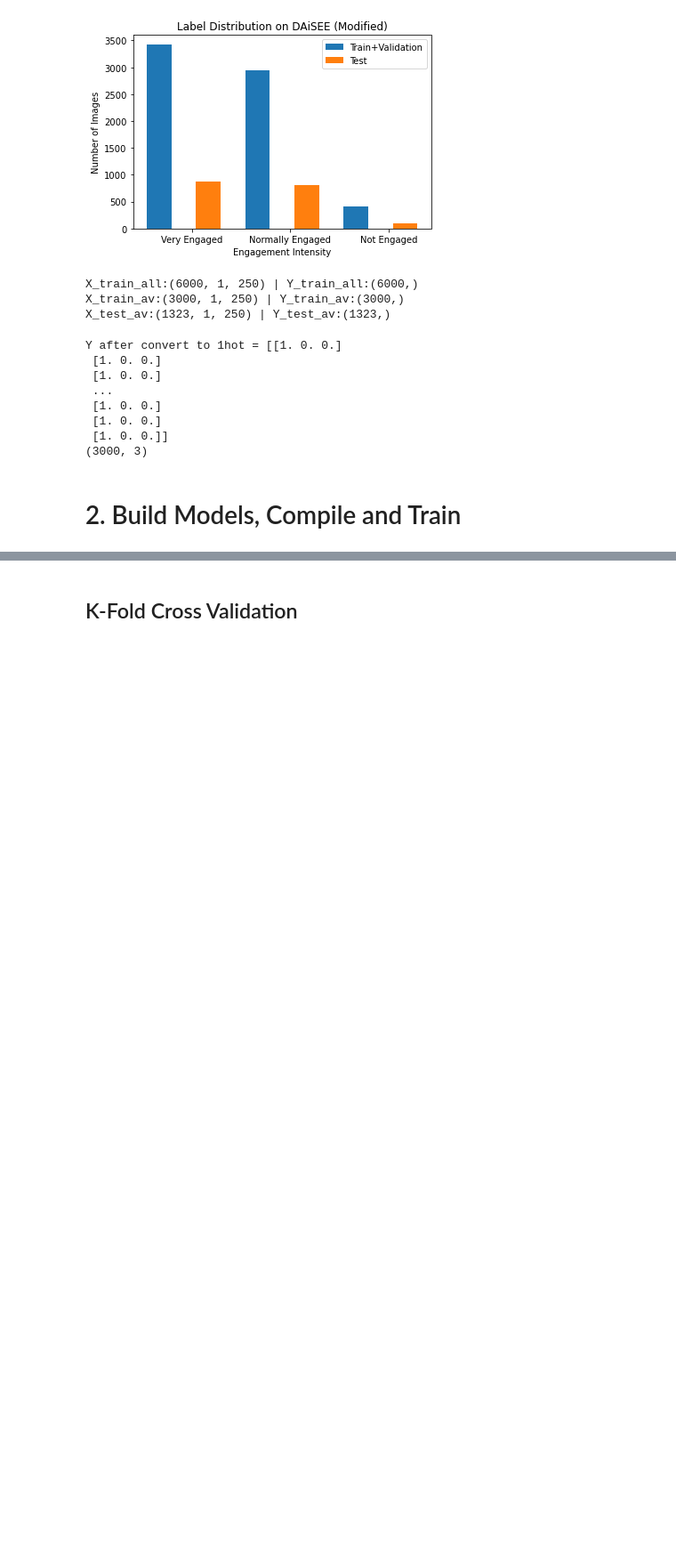
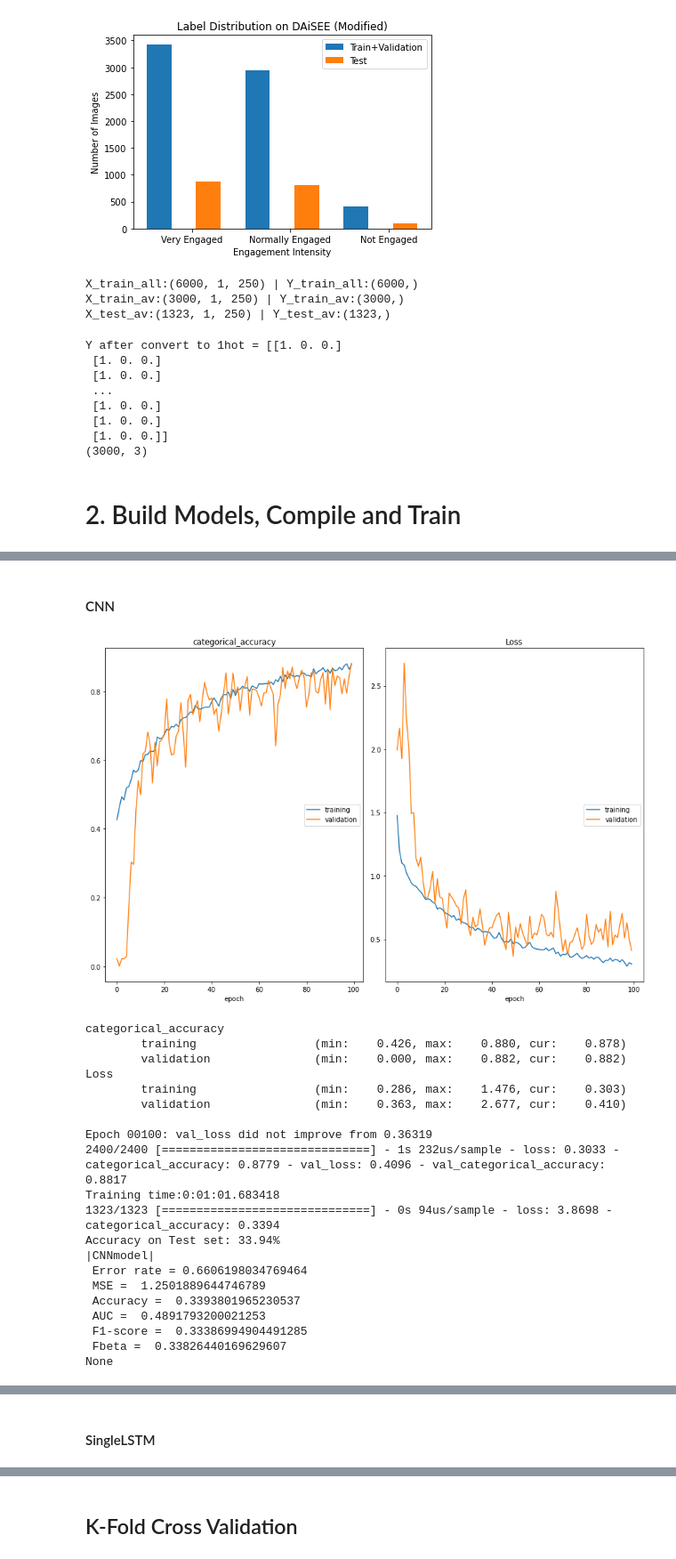
Before and after one commit to Hasegawa-lab-JAIST/Shofi_Engagement-Model-LSTM, a Jupyter notebook: preprocess.ipynb, the cells around one changed output, grey strips where cells are left out. Shown: that part at 89% size. Cells and saved outputs as stored; diff of their text form; code cells hidden in the pictures; blank space fills up the shorter version.

```diff
--- a/preprocess.ipynb
+++ b/preprocess.ipynb
@@ -359,3 +417,33 @@ def compile_train(model,Xtrain,YtrainCat):
     weight_file = model.save(filepath)
     # mse, acc = model.evaluate(X_train, YtrainCat, verbose=0)
     return history, weight_file
+
+def evaluate_error(trainedmodel,Xtest,Ytest): # X_test, Y_test,
+    pred = trainedmodel.predict(Xtest, batch_size=32)
+    pred = np.argmax(pred, axis=1)
+    error = np.sum(np.not_equal(pred, Ytest)) / Ytest.shape[0] #error rate
+    mse = mean_squared_error(Ytest,pred)
+    acc = accuracy_score(Ytest, pred) #accuracy
+    f1 = f1_score(Ytest, pred, average='macro')
+    fbeta = fbeta_score(Ytest, pred, average='macro', beta=4)
+    auc = roc_auc_score(Ytest, trainedmodel.predict_proba(Xtest), average='macro', multi_class='ovr')
+    rc = recall_score(Ytest, pred, average=None) #Recall score
+    ps = precision_score(Ytest, pred, average=None) #Precision
+    print('|'+ trainedmodel.name + '|\n Error rate =', error,
+        '\n MSE = ',mse,
+        '\n Accuracy = ',acc,
+        '\n AUC = ', auc,
+        '\n F1-score = ',f1,
+        '\n Fbeta = ',fbeta
+        )
+
+    #  Plotting confusion matrix
+    cm = confusion_matrix(Ytest, pred) #confusion matrix
+    cm = pd.DataFrame(cm,range(3),range(3))
+
+    plt.figure(figsize=(6,6))
+    sns.set(font_scale=1.5)
+    sns.heatmap(cm, annot=True, annot_kws={"size":16}, fmt='g', cmap='Blues', cbar=False)
+    plt.xlabel("Predicted Values")
+    plt.ylabel("Actual Values")
+    return
@@ -361,0 +481,36 @@ def compile_train(model,Xtrain,YtrainCat):
+# %% [markdown]
+#### CNN
+# %%
+tic = datetime.now()
+compile_train(CNN_model,X_train_av,Y_train_cat_av)  # [case 1] classification
+# compile_train(vanilaLSTM_model,X_train_av,Y_train_av)  # [case 1] regression
+# compile_train(vanilaLSTM_model,X_train,Y_train_cat)  # [case 2]
+time = datetime.now() - tic
+print("Training time:{}".format(time))
+
+scores = CNN_model.evaluate(X_test_av, Y_test_cat_av)
+print("Accuracy on Test set: %.2f%%" % (scores[1]*100))
+
+print(evaluate_error(CNN_model,X_test_av, Y_test_av))
+# %% [output]
+[figure, added]
+categorical_accuracy
+        training                 (min:    0.426, max:    0.880, cur:    0.878)
+        validation               (min:    0.000, max:    0.882, cur:    0.882)
+Loss
+        training                 (min:    0.286, max:    1.476, cur:    0.303)
+        validation               (min:    0.363, max:    2.677, cur:    0.410)
+
+Epoch 00100: val_loss did not improve from 0.36319
+2400/2400 [==============================] - 1s 232us/sample - loss: 0.3033 - categorical_accuracy: 0.8779 - val_loss: 0.4096 - val_categorical_accuracy: 0.8817
+Training time:0:01:01.683418
+1323/1323 [==============================] - 0s 94us/sample - loss: 3.8698 - categorical_accuracy: 0.3394
+Accuracy on Test set: 33.94%
+|CNNmodel|
+ Error rate = 0.6606198034769464
+ MSE =  1.2501889644746789
+ Accuracy =  0.3393801965230537
+ AUC =  0.4891793200021253
+ F1-score =  0.33386994904491285
+ Fbeta =  0.33826440169629607
+None
@@ -362 +518,3 @@ def compile_train(model,Xtrain,YtrainCat):
+# %% [markdown]
+#### SingleLSTM
 # %%
```
Also changed, not shown: parts of 29 cells of this notebook, 5 other files.
